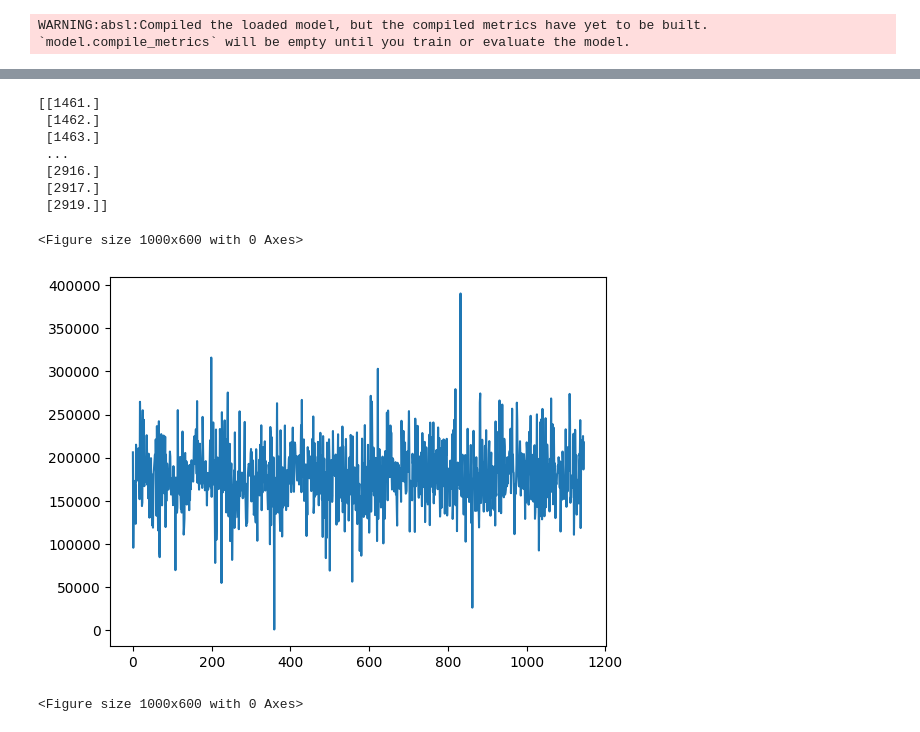
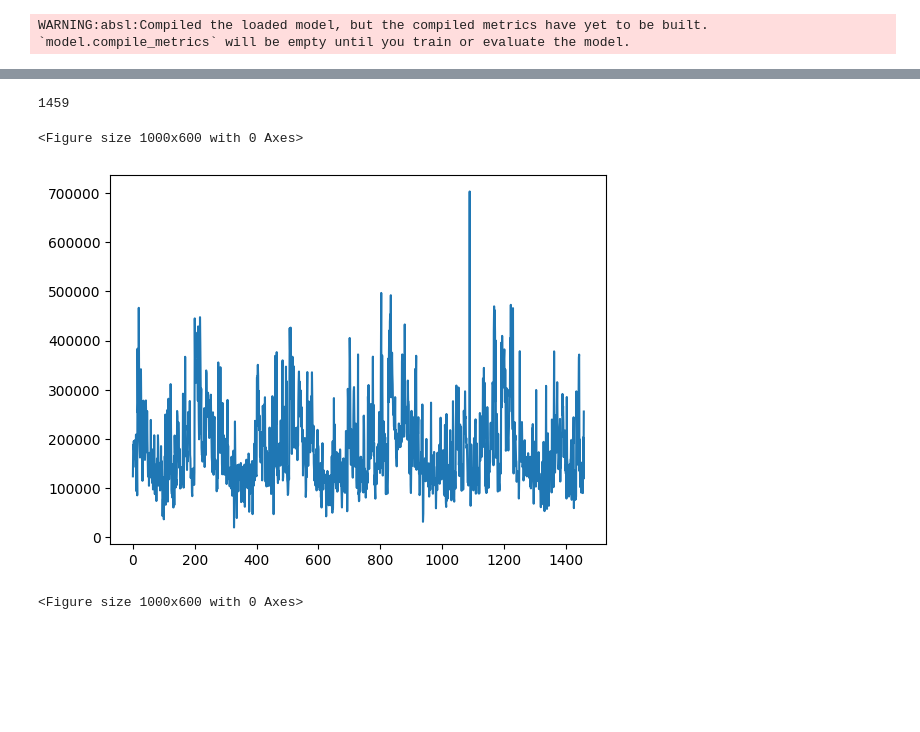
Before and after one commit to andreas-can/ml-experiments, a Jupyter notebook: Projects/HousingPrice_AdvancedRegression/model_test.ipynb, the cells around one changed output, grey strips where cells are left out. Saved outputs shown, nothing was run; the diff lists cells and outputs as text; code cells hidden in the pictures; blank space fills up the shorter version.

```diff
--- a/Projects/HousingPrice_AdvancedRegression/model_test.ipynb
+++ b/Projects/HousingPrice_AdvancedRegression/model_test.ipynb
@@ -47,30 +47,23 @@ print(predictions)
 # %%
 
 # Prepare the submission file
-special_data = data.dropna()
 
 id_scaler = StandardScaler()
 id_scaler.fit(data[['Id']])  # Fit on just the Id column
 original_ids = id_scaler.inverse_transform(test_data[['Id']])
-print(original_ids.shape(0))
+print(original_ids.shape[0])
 
 output = pd.DataFrame({
     'Id': original_ids.flatten().astype(int),
     'SalePrice': predictions.flatten()
 })
 plt.plot(predictions)
 
 output.to_csv('submission.csv', index=False)
 # Plotting the predictions
 plt.figure(figsize=(10, 6))
 # %% [output]
-[[1461.]
- [1462.]
- [1463.]
- ...
- [2916.]
- [2917.]
- [2919.]]
+1459
 <Figure size 1000x600 with 0 Axes>
-[figure, old version]
+[figure, new version]
 <Figure size 1000x600 with 0 Axes>
```
Also changed, not shown: parts of 2 cells of this notebook.
